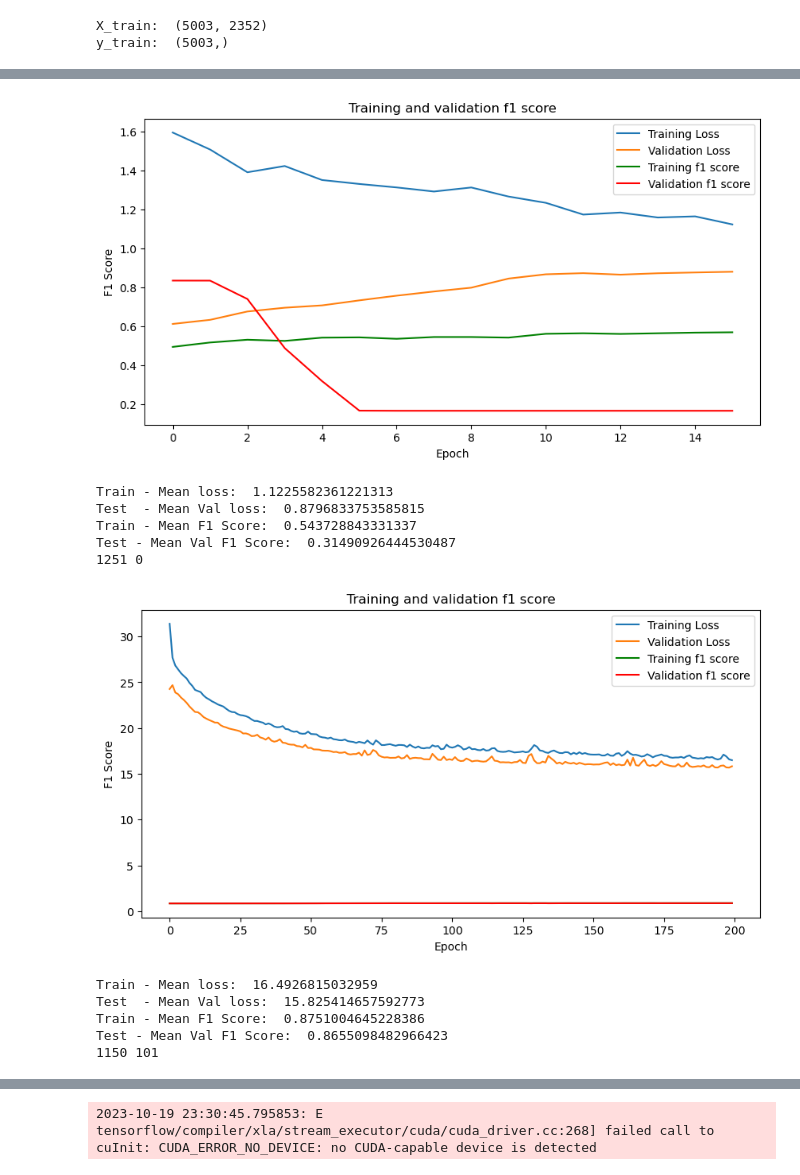
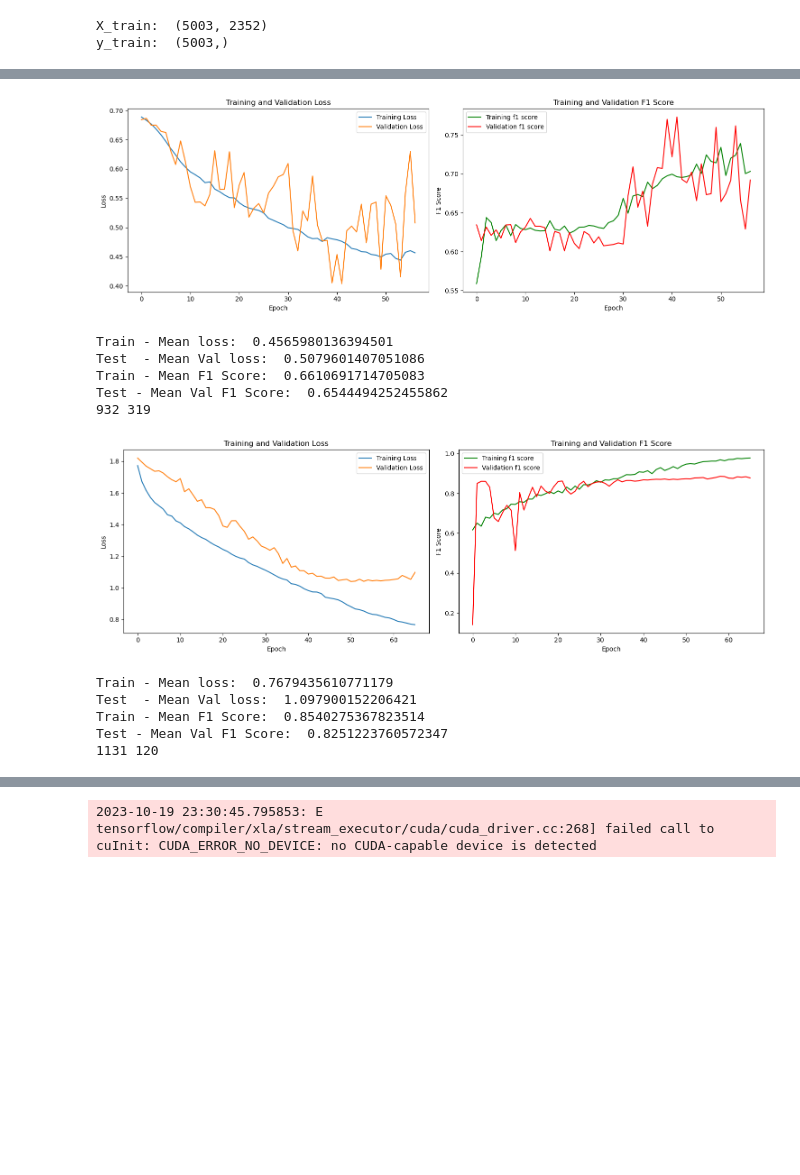
Before and after one commit to duarte3333/Machine_Learning, a Jupyter notebook: Pb1_ImageAnalysis/task1_imageanalysis.ipynb, the cells around one changed output, grey strips where cells are left out. Cells and saved outputs as stored; diff of their text form; code cells hidden in the pictures; blank space fills up the shorter version.

```diff
--- a/Pb1_ImageAnalysis/task1_imageanalysis.ipynb
+++ b/Pb1_ImageAnalysis/task1_imageanalysis.ipynb
@@ -236,30 +304,29 @@ Test - Mean Val F1 Score:  0.6554723159741547
+# %%
+#ANOTHER Compiled with categorical crossentropy with class weights
+
+NN_model_5 = Convolution_NN_2()
+Compile_MLP_categorical_crossentropy(NN_model_5)
+history = train_model_class_weights(NN_model_5, train_images, train_labels, test_images, test_labels, 0)
+check_results(history)
+check_imbalance(NN_model_5)
+# %% [output]
+[figure, added]
+Train - Mean loss:  0.4565980136394501
+Test  - Mean Val loss:  0.5079601407051086
+Train - Mean F1 Score:  0.6610691714705083
+Test - Mean Val F1 Score:  0.6544494252455862
+932 319
 # %%
-NN_model_3 = Convolution_NN_3()
-Compile_MLP_categorical_crossentropy(NN_model_3)
-history = train_model(NN_model_3, train_images, train_labels, test_images, test_labels, 0)
+#Compiled NN of Alex
+NN_model_6 = Convolution_NN_4()
+Compile_MLP_categorical_crossentropy(NN_model_6)
+history = train_model_class_weights(NN_model_6, train_images, train_labels, test_images, test_labels, 0)
 check_results(history)
-check_imbalance(NN_model_3)
+check_imbalance(NN_model_6)
 # %% [output]
-[figure, old version]
+[figure, new version]
-Train - Mean loss:  1.1225582361221313
-Test  - Mean Val loss:  0.8796833753585815
-Train - Mean F1 Score:  0.543728843331337
-Test - Mean Val F1 Score:  0.31490926444530487
-1251 0
+Train - Mean loss:  0.7679435610771179
+Test  - Mean Val loss:  1.097900152206421
+Train - Mean F1 Score:  0.8540275367823514
+Test - Mean Val F1 Score:  0.8251223760572347
+1131 120
-# %%
-#Compiled with focal loss
-
-# Assign higher weights to the misclassified examples of the minority class
-MLP = MLP_NN()
-Compile_MLP_focal_loss(MLP)
-history = train_model(MLP, train_images, train_labels, test_images, test_labels, 0)
-check_results(history)
-check_imbalance(MLP)
-# Train MLP model, # Note: Try 'SparseCategoricalCrossEntropy' as loss function.
-# %% [output]
-[figure, removed]
-Train - Mean loss:  16.4926815032959
-Test  - Mean Val loss:  15.825414657592773
-Train - Mean F1 Score:  0.8751004645228386
-Test - Mean Val F1 Score:  0.8655098482966423
-1150 101
```
Also changed, not shown: parts of 8 cells of this notebook.
